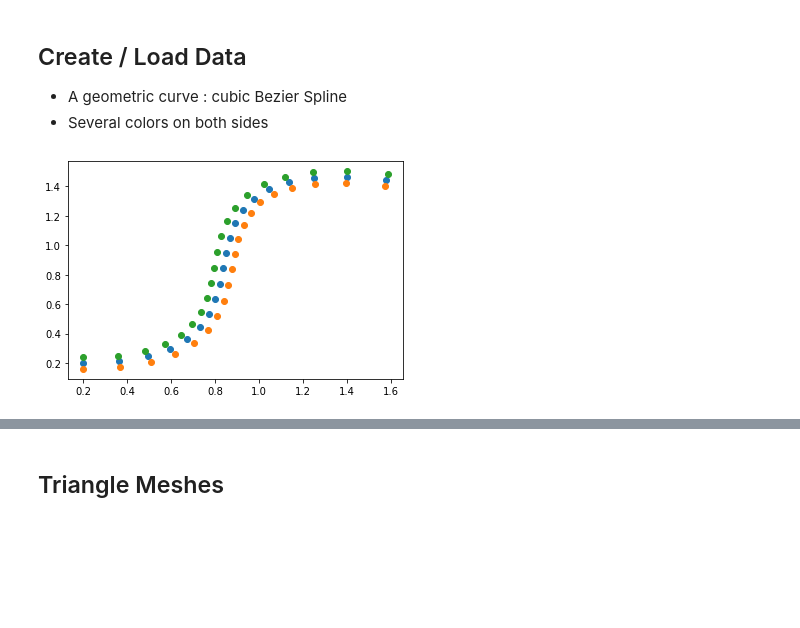
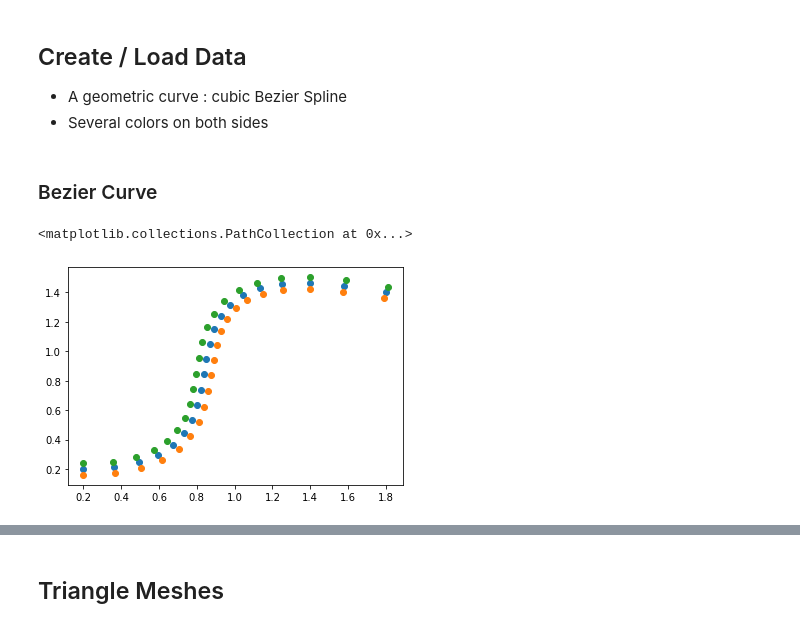
Before and after one commit to weixinl/GeometricModeling, a Jupyter notebook: DiffusionCurve/DiffusionCurve.ipynb, the cells around one changed output, grey strips where cells are left out. Drawn from its saved outputs; the diff is of its cells as text; code cells hidden in the pictures; blank space fills up the shorter version.

Commit message:
color sources

```diff
--- a/DiffusionCurve/DiffusionCurve.ipynb
+++ b/DiffusionCurve/DiffusionCurve.ipynb
@@ -20,6 +21,8 @@ xrange = xmax - xmin
 yrange = ymax - ymin
 # distance of left/right color curve to original curve
 small_dist = xrange/50
+# %% [markdown]
+### Bezier Curve
 # %%
 def cubic_bezier(_t, _v0, _v1, _v2, _v3):
     point = pow(1-_t, 3)*_v0 + 3*(1-_t)*(1-_t)*_t*_v1 + 3*(1-_t)*_t*_t*_v2 + pow(_t,3)*_v3
@@ -39,37 +42,37 @@ def cubic_bezier(_t, _v0, _v1, _v2, _v3):
 # #     vs = np.array([v0, v1, v2, v3])
 # #     plt.plot(vs[:,0],vs[:,1])
 #     vertices = []
 #     for i in range(20):
 #         vertices.append(cubic_bezier(i/20.0, v0, v1, v2, v3))
 #     vertices = np.array(vertices)
 #     plt.scatter(vertices[:,0],vertices[:,1])
 # create_cubic_bezier_spline_data()
 
 v0 = vmin + np.array([xrange*0.1, yrange*0.1])
 v1 = vmin + np.array([xrange*0.7, yrange*0.1])
 v2 = vmin + np.array([xrange*0.1, yrange*0.9])
 v3 = vmin + np.array([xrange*0.9, yrange*0.7])
 curve_vertices = []
 # left/right curves (color sources)
 curve_left_vertices = []
 curve_right_vertices = []
-for i in range(20):
-    v, norm = cubic_bezier(i/20.0, v0, v1, v2, v3)
+sample_num = 21
+# delta t
+sample_interval = 1/float(sample_num-1)
+for i in range(sample_num):
+    v, norm = cubic_bezier(i*sample_interval, v0, v1, v2, v3)
     v_left = v - small_dist * norm
     v_right = v + small_dist * norm
     curve_vertices.append(v)
     curve_left_vertices.append(v_left)
     curve_right_vertices.append(v_right)
 
 curve_vertices = np.array(curve_vertices)
 curve_left_vertices = np.array(curve_left_vertices)
 curve_right_vertices = np.array(curve_right_vertices)
 plt.scatter(curve_vertices[:,0],curve_vertices[:,1])
 plt.scatter(curve_left_vertices[:,0],curve_left_vertices[:,1])
 plt.scatter(curve_right_vertices[:,0],curve_right_vertices[:,1])
-
-# color constraints on the left, each element is [r,g,b,t]
-cls_raw = np.array([[0.1,0.8,0.3,0.0],[0.5,0.1,0.5,1.0]])
-crs_raw = np.array([[0.4,0.3,0.7,0.0],[0.1,0.5,0.2,0.6],[0.9,0.2,0.4,1.0]])
 # %% [output]
+<matplotlib.collections.PathCollection at 0x...>
-[figure, old version]
+[figure, new version]
```
Also changed, not shown: parts of 5 cells of this notebook.
